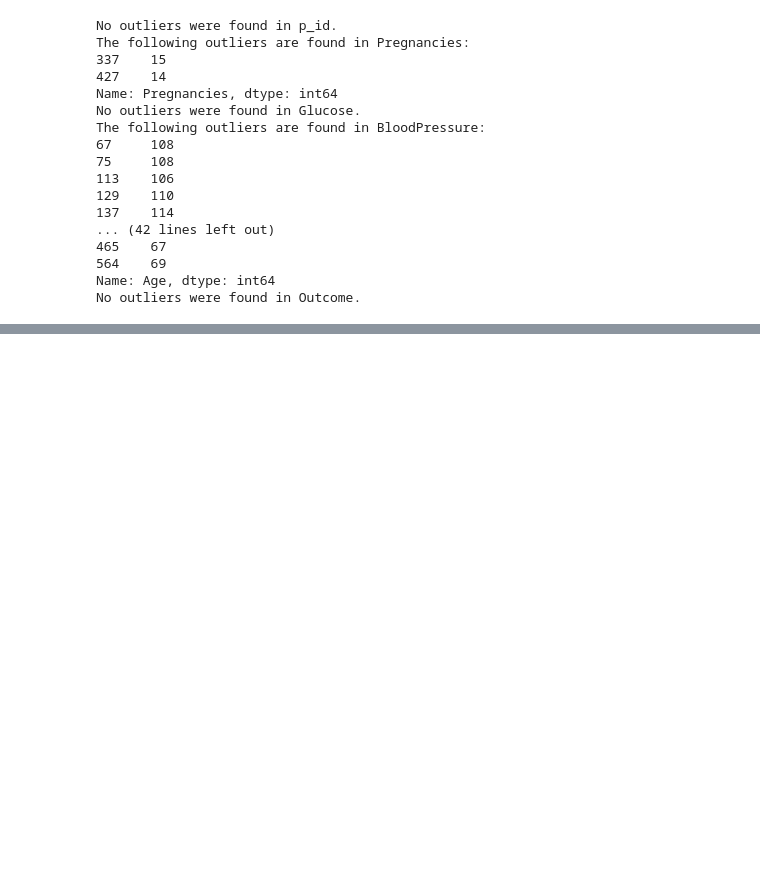
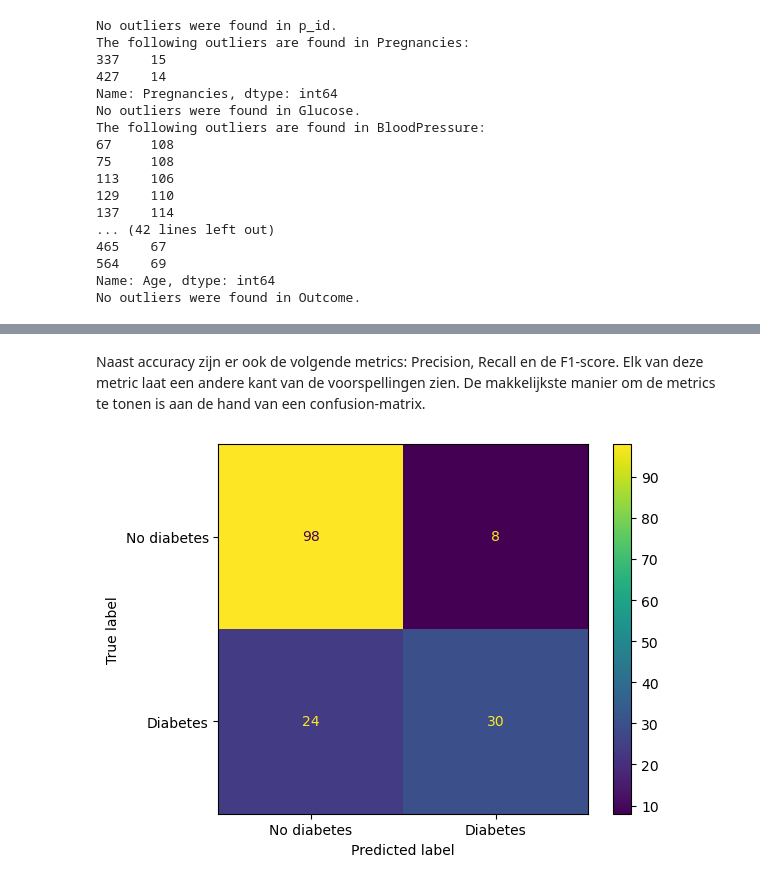
Before and after one commit to BJHeemskerk/MachineLearning, a Jupyter notebook: Notebook_Busse.ipynb, the cells around one changed output, grey strips where cells are left out. Drawn from its saved outputs; the diff is of its cells as text; code cells hidden in the pictures; blank space fills up the shorter version.

```diff
--- a/Notebook_Busse.ipynb
+++ b/Notebook_Busse.ipynb
@@ -295,9 +317,7 @@ data_newer
 # %%
 from sklearn.model_selection import train_test_split
-from sklearn.neighbors import KNeighborsClassifier
 from sklearn.linear_model import LogisticRegression
-from sklearn.metrics import classification_report, confusion_matrix
-from sklearn.model_selection import GridSearchCV
+from sklearn.metrics import classification_report
 
 class Classificatie:
     """
@@ -313,19 +333,10 @@ class Classificatie:
 
     Methods:
     ----------------
-    model_knn(self, neighbors = 5, weights = 'uniform', leaf_size = 30, p = 2)
-        Een method die het aantal waardes, het aantal goed voorspelde waardes en de accuratie uitprint.
-        Dit gebeurt op basis van het Machine Learning model genaamd KNearestNeighbors.
-
-    find_k(self, high_range, ylim_low = None, ylim_high = None)
-        Een method die een lijngrafiek laat zien met de accuratie van de test en train voorspellingen bij verschillend aantal neighbors.
 
     model_logreg(self, c_value = 1.0, penalty = 'l2')
         Een method die het classification report returned. Dit rapport wordt gemaakt door de
         classification_report method van SKLearn en bevat o.a. de Precision, Recall en Accuracy.
-
-    grid_search(self, param_grid, knn_or_log = 'knn')
-        Een method die de beste parameters en de beste Cross Validation score berekent en vervolgens toont.
     """
 
     def __init__(self, df, target):
@@ -344,7 +355,7 @@ class Classificatie:
 
         self.X = df.drop(target, axis = 1)
         self.y = df[target]
-        self.X_train, self.X_test, self.y_train, self.y_test = train_test_split(self.X, self.y, random_state = 42)
+        self.X_train, self.X_test, self.y_train, self.y_test = train_test_split(self.X, self.y, test_size=0.3, random_state = 42)
 
     def model_logreg(self, c_value = 1.0, penalty = 'l2'):
         """
@@ -372,8 +383,8 @@ class Classificatie:
         self.logreg.fit(self.X_train, self.y_train)
 
         #berekenen y_hat en tonen calssificatie rapport
-        self.y_hat = self.logreg.predict(self.X)
-        self.report = classification_report(self.y, self.y_hat)
+        self.y_hat = self.logreg.predict(self.X_test)
+        self.report = classification_report(self.y_test, self.y_hat)
 
         return print('report:', self.report, sep='\n')
 # %%
@@ -391,0 +418,10 @@ weighted avg       0.77      0.77      0.76       533
+# %% [markdown]
+Naast accuracy zijn er ook de volgende metrics: Precision, Recall en de F1-score. Elk van deze metric laat een andere kant van de voorspellingen zien. De makkelijkste manier om de metrics te tonen is aan de hand van een confusion-matrix.
+# %%
+from sklearn.metrics import confusion_matrix, ConfusionMatrixDisplay
+cm = confusion_matrix(model.y_test, model.y_hat)
+cmd = ConfusionMatrixDisplay(cm, display_labels=['No diabetes','Diabetes'])
+cmd.plot()
+plt.show()
+# %% [output]
+[figure, added]
```
Also changed, not shown: parts of 10 cells of this notebook.
